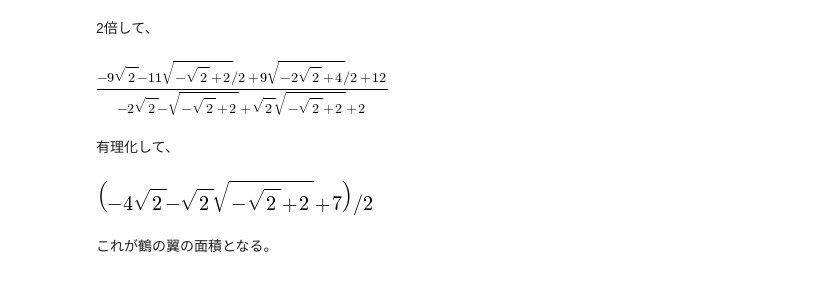
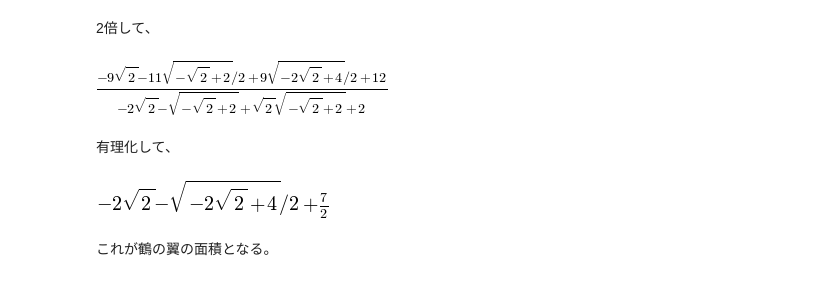
Before and after one commit to aidatorajiro/ipynb-docs, a Jupyter notebook: つるの翼の面積を求めよ/鶴の翼の面積を求めよ.ipynb, the cells around one changed output. Saved outputs shown, nothing was run; the diff lists cells and outputs as text; code cells hidden in the pictures.

Commit message:
add radsimped solution

```diff
--- a/つるの翼の面積を求めよ/鶴の翼の面積を求めよ.ipynb
+++ b/つるの翼の面積を求めよ/鶴の翼の面積を求めよ.ipynb
@@ -236,8 +236,8 @@ summation
 # %% [markdown]
 有理化して、
 # %%
-radsimp(factor(2*(summation)))
+simplify(radsimp(factor(2*(summation))))
 # %% [output]
-[figure, old version]
+[figure, new version]
 # %% [markdown]
 これが鶴の翼の面積となる。
```
